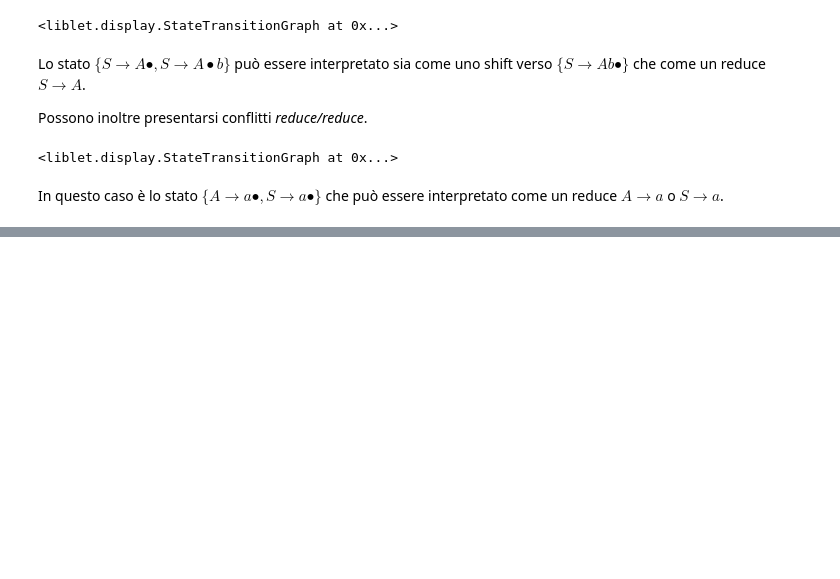
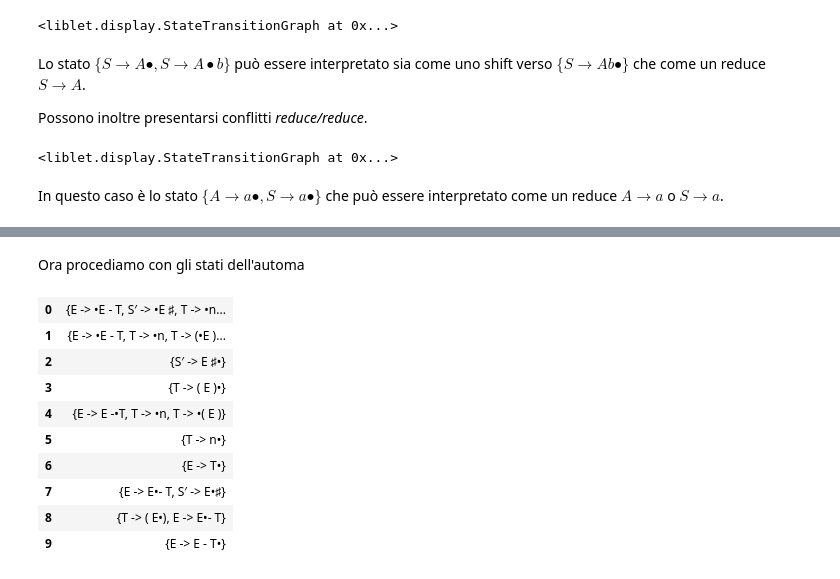
Before and after one commit to let-unimi/handouts, a Jupyter notebook: L14.ipynb, the cells around one changed output, grey strips where cells are left out. Saved outputs shown, nothing was run; the diff lists cells and outputs as text; code cells hidden in the pictures; blank space fills up the shorter version.

```diff
--- a/L14.ipynb
+++ b/L14.ipynb
@@ -264,5 +245,0 @@ iter2table(states)
-# %%
-# usando questa tabella e l'elenco di produzioni, si può passare da stati e produzioni a numeri
-
-state2num = states.index
-prod2num = Gpf.P.index
@@ -268,0 +268,23 @@ prod2num = Gpf.P.index
+# %% [markdown]
+Ora procediamo con gli stati dell'automa
+# %%
+# fissiamo STATES[0] in modo che sia lo stato iniziale dell'automa
+
+START = q0(Gpf)
+STATES = list(map(set, [START] + sorted(lr0a.N - {START})))
+
+def state2num(state):
+  return STATES.index(state)
+
+iter2table(STATES)
+# %% [output]
+| 0 | {E -> •E - T, S′ -> •E ♯, T -> •n... |
+| 1 | {E -> •E - T, T -> •n, T -> (•E )... |
+| 2 | {S′ -> E ♯•} |
+| 3 | {T -> ( E )•} |
+| 4 | {E -> E -•T, T -> •n, T -> •( E )} |
+| 5 | {T -> n•} |
+| 6 | {E -> T•} |
+| 7 | {E -> E•- T, S′ -> E•♯} |
+| 8 | {T -> ( E•), E -> E•- T} |
+| 9 | {E -> E - T•} |
```
Also changed, not shown: parts of 18 cells of this notebook.
